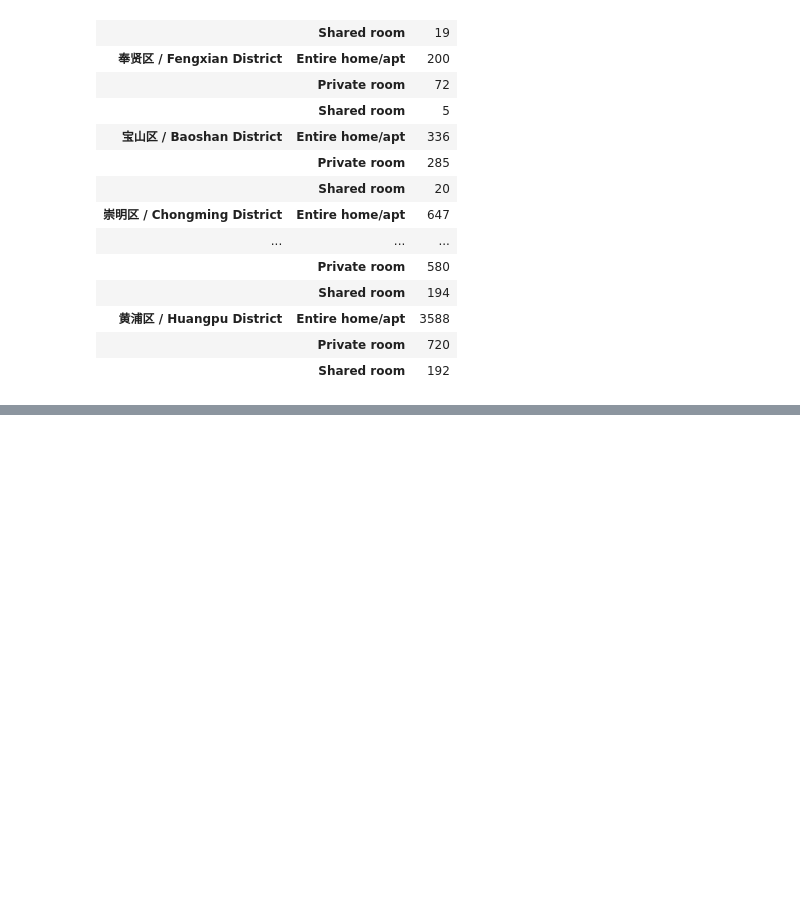
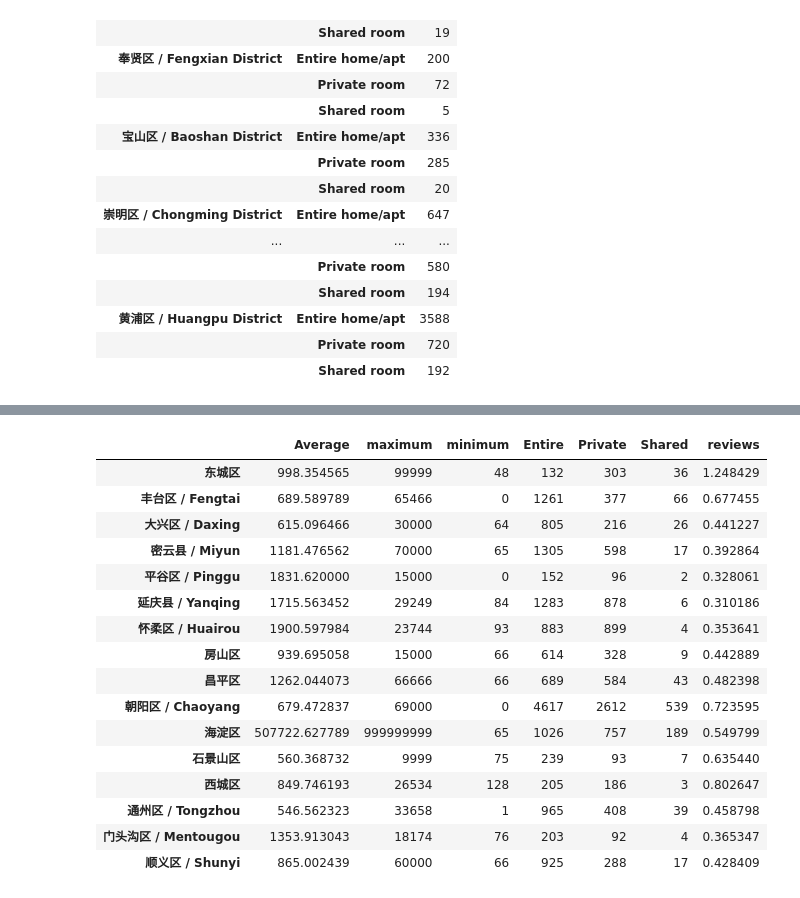
Before and after one commit to AnnaSkarpalezou/InfoViz-Final-Project, a Jupyter notebook: iv-airbnb/src/Data_munging.ipynb, the cells around one changed output, grey strips where cells are left out. Saved outputs shown, nothing was run; the diff lists cells and outputs as text; code cells hidden in the pictures; blank space fills up the shorter version.

```diff
--- a/iv-airbnb/src/Data_munging.ipynb
+++ b/iv-airbnb/src/Data_munging.ipynb
@@ -56,4 +70,3 @@ average_prices_by_nei.to_csv(r'/Users/annaskarpalezou/Desktop/InfoViz-Final-Proj
 # %%
-
 neighbourhoods = list(df.groupby('neighbourhood').groups.keys())
-c
+neighbourhoodsB = list(dfB.groupby('neighbourhood').groups.keys())
@@ -119,3 +138,6 @@ room_type_by_nei
 | 黄浦区 / Huangpu District | Entire home/apt | 3588 |
 |  | Private room | 720 |
 |  | Shared room | 192 |
+# %%
+room_type_by_neiB = dfB.groupby(['neighbourhood','room_type'])[['id']].count()
+room_type_by_neiB
@@ -140,3 +181,6 @@ new_df
 | 青浦区 / Qingpu District | 564 | 559 | 20 |
 | 静安区 / Jing'an District | 1547 | 580 | 194 |
 | 黄浦区 / Huangpu District | 3588 | 720 | 192 |
+# %%
+new_dfB = pd.DataFrame({'Entire':room_type_by_neiB['id'].iloc[::3].values, 'Private':room_type_by_neiB['id'].iloc[1::3].values, 'Shared':room_type_by_neiB['id'].iloc[2::3].values}, index = neighbourhoodsB)
+new_dfB
@@ -154,6 +216,18 @@ max_price
 
 reviews_per_month = stats_by_nei[['reviews_per_month']].mean()
 reviews_per_month.columns = ["Mean n of reviews per month"]
+# %%
+stats_by_neiB = dfB.groupby('neighbourhood')
+max_priceB = stats_by_neiB[['price']].max()
+min_priceB = stats_by_neiB[['price']].min()
+max_priceB.columns = ["maximum"]
+min_priceB.columns = ["minimum"]
+average_prices_by_neiB.columns = ["Average"]
+max_priceB
+
+
+reviews_per_monthB = stats_by_neiB[['reviews_per_month']].mean()
+reviews_per_monthB.columns = ["reviews"]
 # %%
 by_nei = pd.concat([average_prices_by_nei,max_price,min_price,new_df, reviews_per_month],axis=1)
 by_nei
@@ -178,2 +252,23 @@ by_nei
 # %%
 by_nei.to_csv(r'/Users/annaskarpalezou/Desktop/InfoViz-Final-Project/iv-airbnb/public/data/tooltip_stats.csv', index = True)
+# %%
+by_neiB = pd.concat([average_prices_by_neiB,max_priceB,min_priceB,new_dfB, reviews_per_monthB],axis=1)
+by_neiB
+# %% [output]
+|  | Average | maximum | minimum | Entire | Private | Shared | reviews |
+| 东城区 | 998.354565 | 99999 | 48 | 132 | 303 | 36 | 1.248429 |
+| 丰台区 / Fengtai | 689.589789 | 65466 | 0 | 1261 | 377 | 66 | 0.677455 |
+| 大兴区 / Daxing | 615.096466 | 30000 | 64 | 805 | 216 | 26 | 0.441227 |
+| 密云县 / Miyun | 1181.476562 | 70000 | 65 | 1305 | 598 | 17 | 0.392864 |
+| 平谷区 / Pinggu | 1831.620000 | 15000 | 0 | 152 | 96 | 2 | 0.328061 |
+| 延庆县 / Yanqing | 1715.563452 | 29249 | 84 | 1283 | 878 | 6 | 0.310186 |
+| 怀柔区 / Huairou | 1900.597984 | 23744 | 93 | 883 | 899 | 4 | 0.353641 |
+| 房山区 | 939.695058 | 15000 | 66 | 614 | 328 | 9 | 0.442889 |
+| 昌平区 | 1262.044073 | 66666 | 66 | 689 | 584 | 43 | 0.482398 |
+| 朝阳区 / Chaoyang | 679.472837 | 69000 | 0 | 4617 | 2612 | 539 | 0.723595 |
+| 海淀区 | 507722.627789 | 999999999 | 65 | 1026 | 757 | 189 | 0.549799 |
+| 石景山区 | 560.368732 | 9999 | 75 | 239 | 93 | 7 | 0.635440 |
+| 西城区 | 849.746193 | 26534 | 128 | 205 | 186 | 3 | 0.802647 |
+| 通州区 / Tongzhou | 546.562323 | 33658 | 1 | 965 | 408 | 39 | 0.458798 |
+| 门头沟区 / Mentougou | 1353.913043 | 18174 | 76 | 203 | 92 | 4 | 0.365347 |
+| 顺义区 / Shunyi | 865.002439 | 60000 | 66 | 925 | 288 | 17 | 0.428409 |
```
Also changed, not shown: parts of 13 cells of this notebook, 10 other files.
